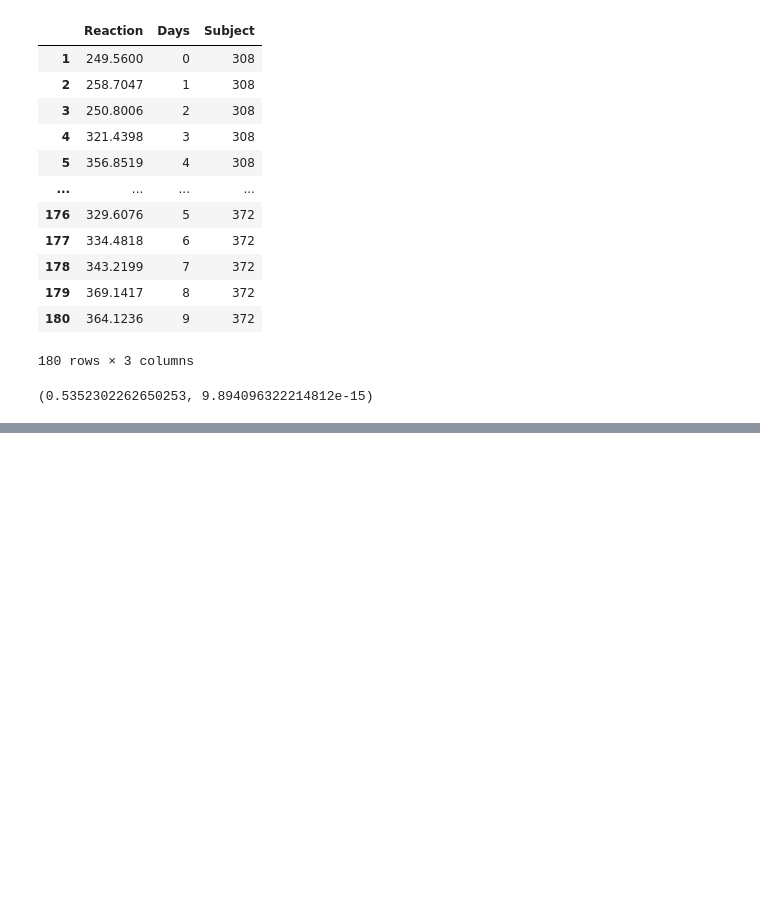
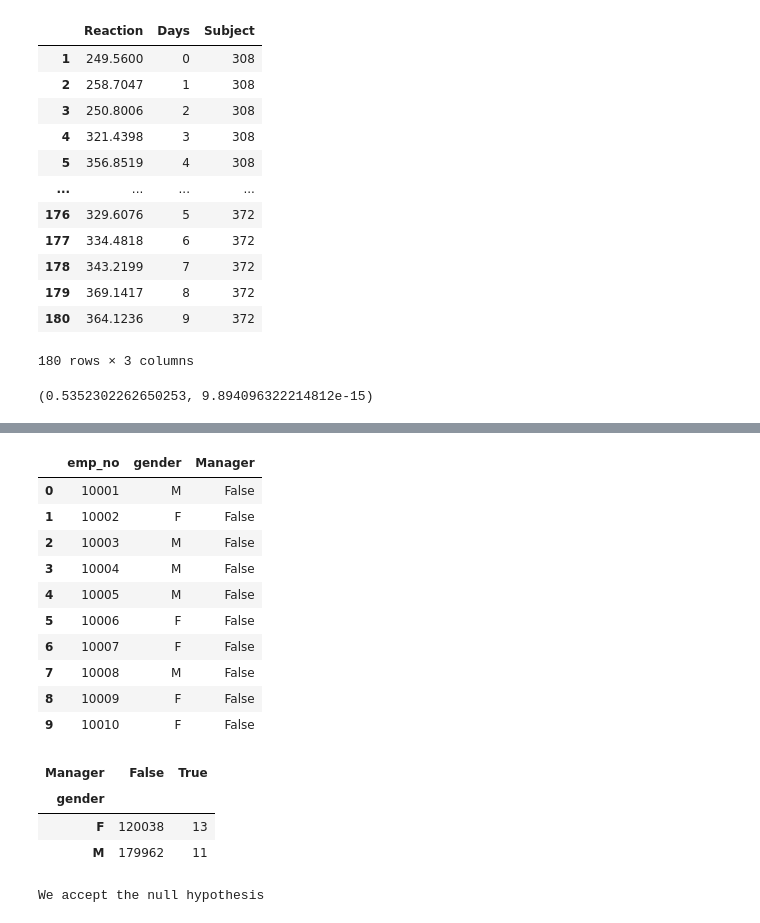
Before and after one commit to JacobPaxton/statistics-exercises, a Jupyter notebook: hypothesis_testing.ipynb, the cells around one changed output, grey strips where cells are left out. Cells and saved outputs as stored; diff of their text form; code cells hidden in the pictures; blank space fills up the shorter version.

```diff
--- a/hypothesis_testing.ipynb
+++ b/hypothesis_testing.ipynb
@@ -693,0 +565,3 @@ stats.pearsonr(sleepy.Days, sleepy.Reaction)
+# %%
+import env
+url = env.get_db_url('employees', )
@@ -693,0 +627,17 @@ stats.pearsonr(sleepy.Days, sleepy.Reaction)
+# %%
+# Create dataframe for all employees including managers
+sql1 =  """
+            SELECT emp_no, gender
+            FROM employees;
+        """
+df1 = pd.read_sql(sql1, url)
+
+# Create dataframe for all managers specifically
+sql2 =  """
+            SELECT emp_no
+            FROM dept_manager
+        """
+df2 = pd.read_sql(sql2, url)
+
+# Check for good copy
+df1.info, df2.info
@@ -693,0 +662,25 @@ stats.pearsonr(sleepy.Days, sleepy.Reaction)
+# %%
+# Create dataframe with all employees and whether the employee is a manager or not
+df1['Manager'] = df1.emp_no.isin(df2.emp_no)
+df1.head(10)
+# %% [output]
+|  | emp_no | gender | Manager |
+| 0 | 10001 | M | False |
+| 1 | 10002 | F | False |
+| 2 | 10003 | M | False |
+| 3 | 10004 | M | False |
+| 4 | 10005 | M | False |
+| 5 | 10006 | F | False |
+| 6 | 10007 | F | False |
+| 7 | 10008 | M | False |
+| 8 | 10009 | F | False |
+| 9 | 10010 | F | False |
+# %%
+# Create crosstab of gender and managerial status
+observed = pd.crosstab(df1.gender, df1.Manager)
+observed
+# %% [output]
+| Manager | False | True |
+| gender |  |  |
+| F | 120038 | 13 |
+| M | 179962 | 11 |
@@ -693,0 +693,8 @@ stats.pearsonr(sleepy.Days, sleepy.Reaction)
+# %%
+# Are they independent?
+if p > alpha:
+    print('We accept the null hypothesis')
+else:
+    print('We reject the null hypothesis')
+# %% [output]
+We accept the null hypothesis
```
Also changed, not shown: parts of 92 cells of this notebook.
